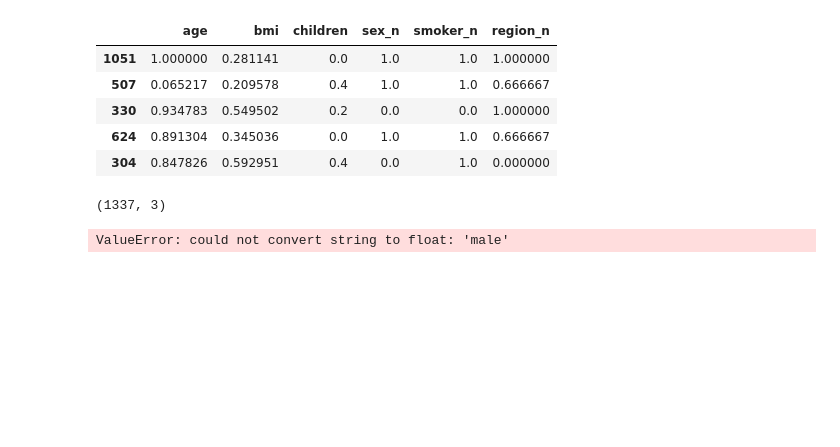
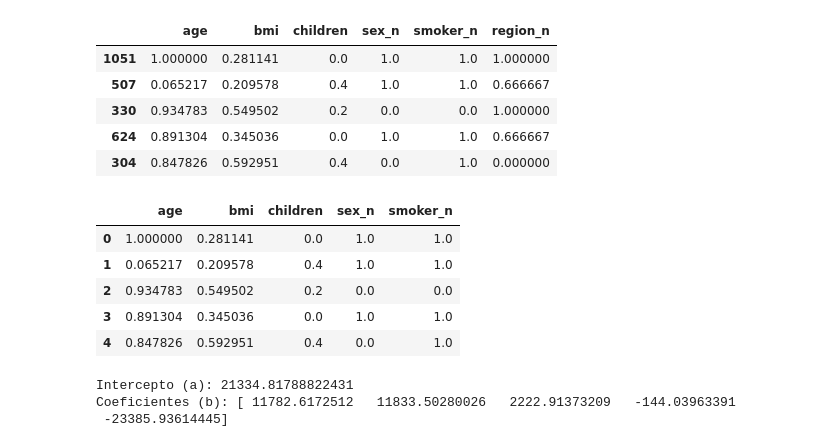
Before and after one commit to 4GeeksAcademy/machine-learning-python-template-MFGS, a Jupyter notebook: src/EDA.ipynb, the cells around one changed output. Cells and saved outputs as stored; diff of their text form; code cells hidden in the pictures; blank space fills up the shorter version.

```diff
--- a/src/EDA.ipynb
+++ b/src/EDA.ipynb
@@ -628,52 +642,41 @@ X_train_con_outliers_scal.head()
 | 330 | 0.934783 | 0.549502 | 0.2 | 0.0 | 0.0 | 1.000000 |
 | 624 | 0.891304 | 0.345036 | 0.0 | 1.0 | 1.0 | 0.666667 |
 | 304 | 0.847826 | 0.592951 | 0.4 | 0.0 | 1.0 | 0.000000 |
-# %%
-from sklearn.preprocessing import MinMaxScaler
-
-clean_data_scal = clean_data.copy()
-
-scaler = MinMaxScaler()  # Instancia del escalador
-scal_features = scaler.fit_transform(clean_data_scal[num_vars])  # Aplicar fit_transform
-
-clean_data_scal = pd.DataFrame(scal_features, index=clean_data_scal.index, columns=num_vars)
-clean_data_scal.shape
-# %% [output]
-(1337, 3)
 # %%
 # Feature selection
 
 from sklearn.feature_selection import SelectKBest, f_regression
 from sklearn.model_selection import train_test_split
 
-X = clean_data.drop("charges", axis = 1)
-y = clean_data["charges"]
+# Con un valor de k = 5 decimos implícitamente que queremos eliminar 2 características del conjunto de datos
+selection_model = SelectKBest(f_regression, k = 5)
+selection_model.fit(X_train_con_outliers_scal, y_train)
 
-X_train, X_test, y_train, y_test = train_test_split(X, y, test_size = 0.2, random_state = 783)
+ix = selection_model.get_support()
+X_train_sel = pd.DataFrame(selection_model.transform(X_train_con_outliers_scal), columns = X_train_con_outliers_scal.columns.values[ix])
+X_test_sel = pd.DataFrame(selection_model.transform(X_test_con_outliers_scal), columns = X_test_con_outliers_scal.columns.values[ix])
 
-selection_model = SelectKBest(f_regression, k = 4)
-selection_model.fit(X_train, y_train)
-
-selected_columns = X_train.columns[selection_model.get_support()]
-X_train_sel = pd.DataFrame(selection_model.transform(X_train), columns = selected_columns)
-X_test_sel = pd.DataFrame(selection_model.transform(X_test), columns = selected_columns)
+# GUARDO X_train_sel.columns
+with open("feature_selection_k_5.json", "w") as f:
+    json.dump(X_train_sel.columns.tolist(), f)
 
 X_train_sel.head()
-
-
-selection_model = SelectKBest(f_regression, k = 4)
-selection_model.fit(X_train_sin_outliers_scal, y_train)
-
-selected_columns = X_train_con_outliers_scal.columns[ix]  # Obtener los nombres seleccionados
-X_train_sel = pd.DataFrame(selection_model.transform(X_train_con_outliers_scal), columns=selected_columns)
-X_test_sel = pd.DataFrame(selection_model.transform(X_test_con_outliers_scal), columns=selected_columns)
-
-
-import json
-
-with open("feature_selection_k_4.json", "w") as f:
-  json.dump(X_train_sel.columns, f)
-
-X_train_sel.head()
 # %% [output]
-ValueError: could not convert string to float: 'male'
+|  | age | bmi | children | sex_n | smoker_n |
+| 0 | 1.000000 | 0.281141 | 0.0 | 1.0 | 1.0 |
+| 1 | 0.065217 | 0.209578 | 0.4 | 1.0 | 1.0 |
+| 2 | 0.934783 | 0.549502 | 0.2 | 0.0 | 0.0 |
+| 3 | 0.891304 | 0.345036 | 0.0 | 1.0 | 1.0 |
+| 4 | 0.847826 | 0.592951 | 0.4 | 0.0 | 1.0 |
+# %%
+from sklearn.linear_model import LinearRegression
+
+model = LinearRegression()
+model.fit(X_train_sel, y_train)
+
+print(f"Intercepto (a): {model.intercept_}")
+print(f"Coeficientes (b): {model.coef_}")
+# %% [output]
+Intercepto (a): 21334.81788822431
+Coeficientes (b): [ 11782.6172512   11833.50280026   2222.91373209   -144.03963391
+ -23385.93614445]
```
Also changed, not shown: parts of 5 cells of this notebook.
